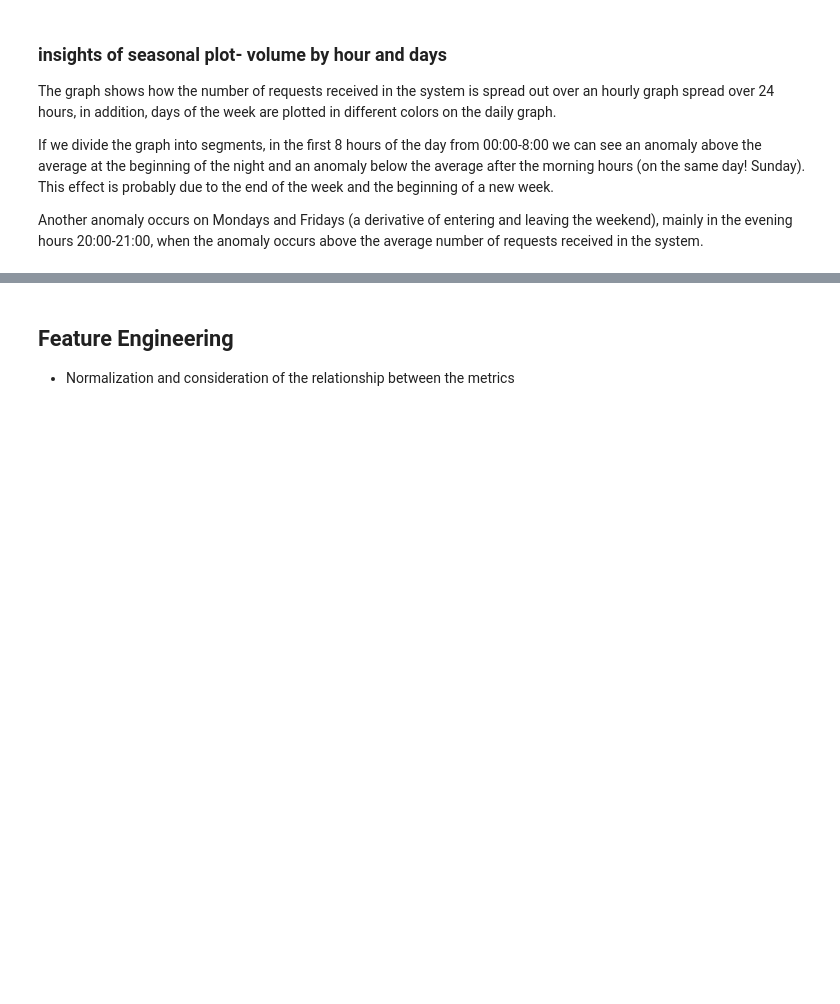
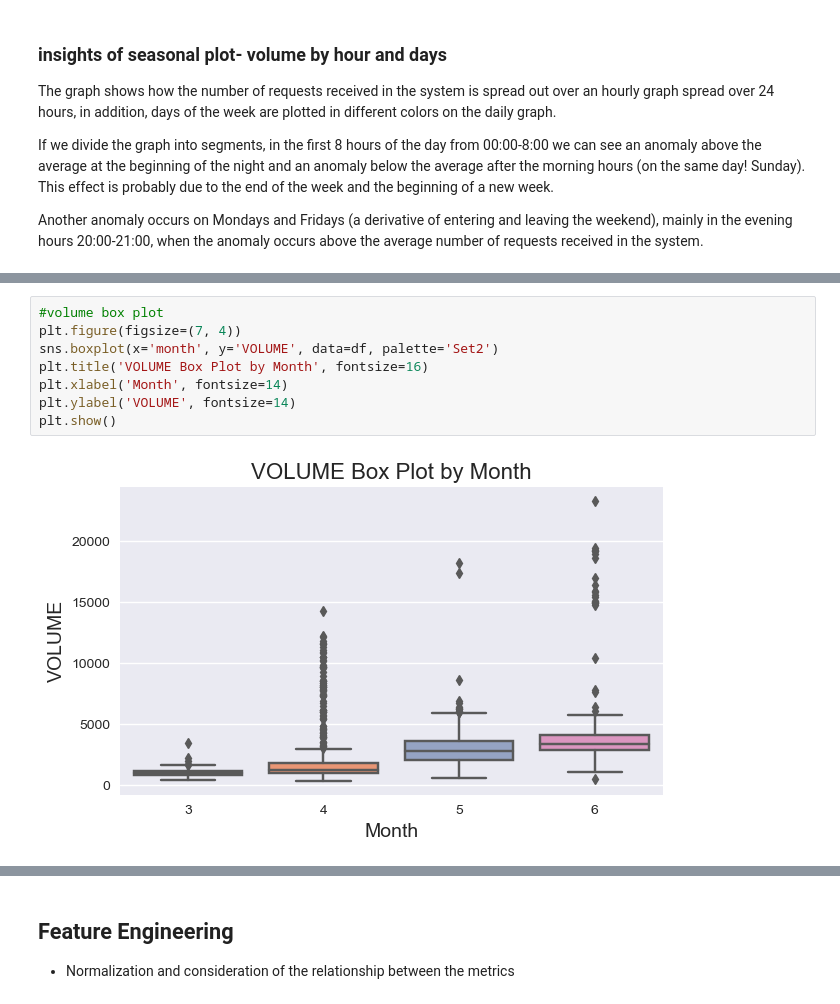
Before and after one commit to jonatanBuga/tavily-data-analysis, a Jupyter notebook: part A/time_series_analysis.ipynb, the cells around one changed output, grey strips where cells are left out. Cells and saved outputs as stored; diff of their text form; blank space fills up the shorter version.

```diff
--- a/part A/time_series_analysis.ipynb
+++ b/part A/time_series_analysis.ipynb
@@ -244,0 +262,10 @@ The average response time of the system for all requests in that time period
+# %%
+#volume box plot
+plt.figure(figsize=(7, 4))
+sns.boxplot(x='month', y='VOLUME', data=df, palette='Set2')
+plt.title('VOLUME Box Plot by Month', fontsize=16)
+plt.xlabel('Month', fontsize=14)
+plt.ylabel('VOLUME', fontsize=14)
+plt.show()
+# %% [output]
+[figure, added]
```
Also changed, not shown: parts of 6 cells of this notebook.
